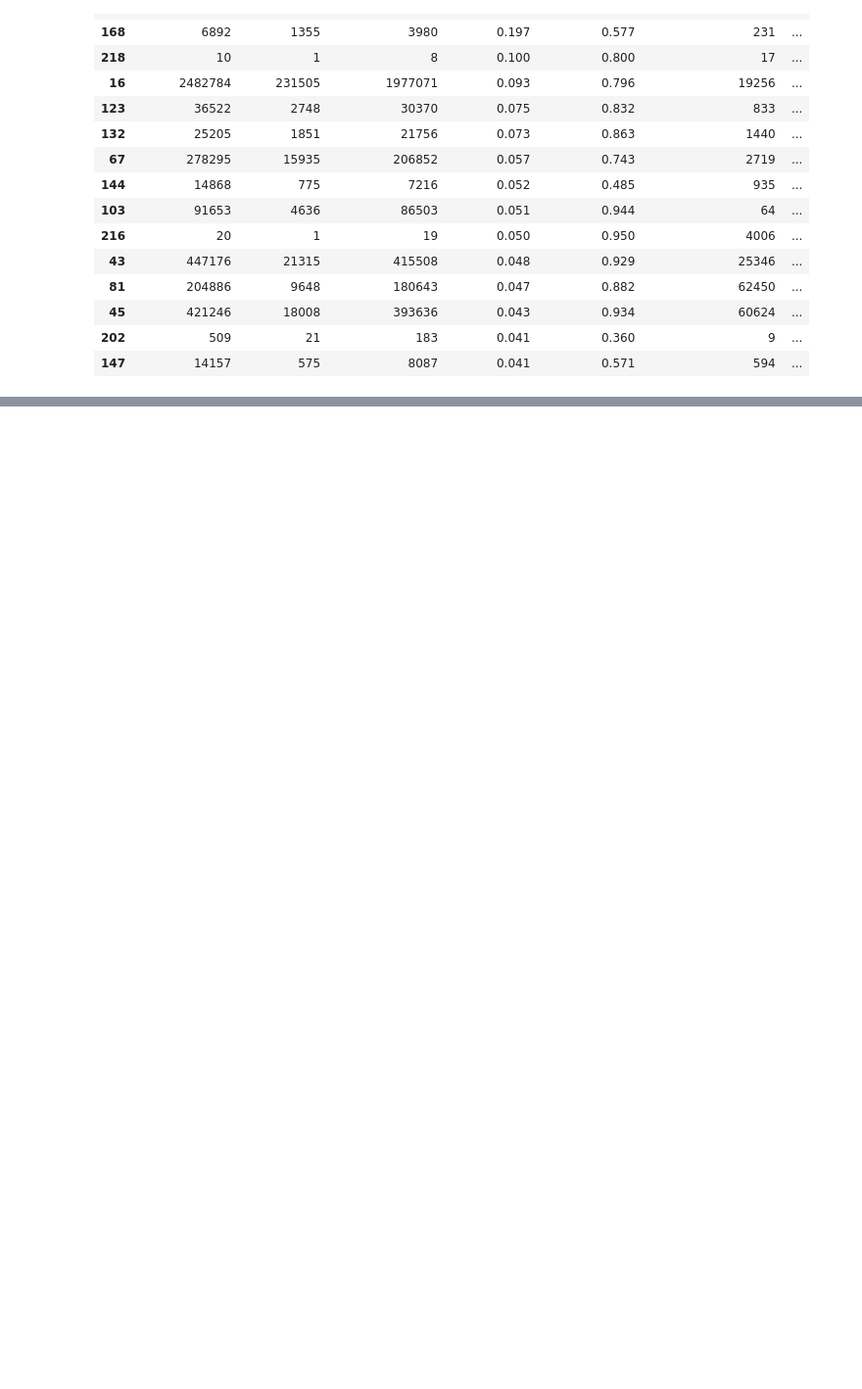
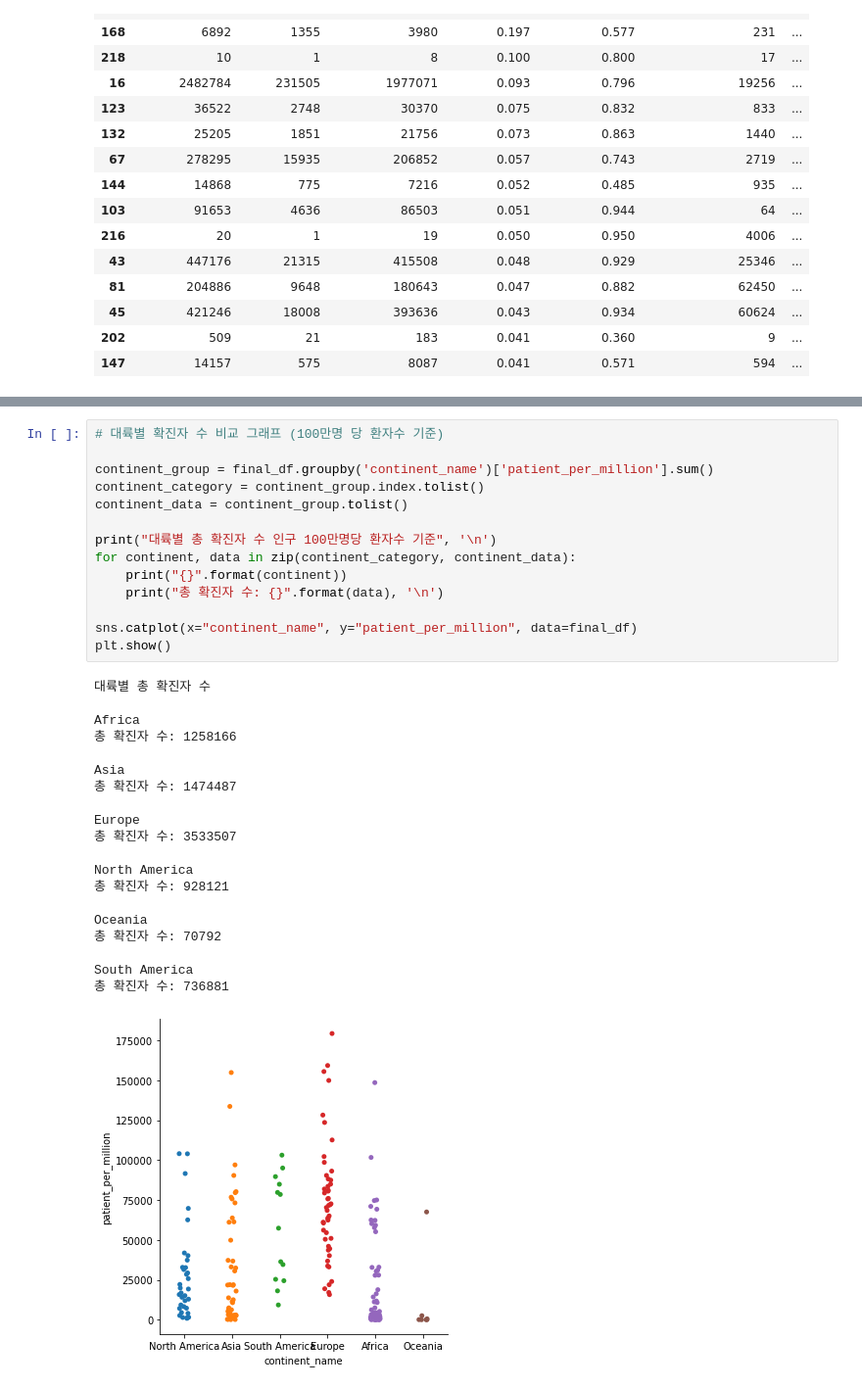
Before and after one commit to hyunjun33/LikeLion_Web, a Jupyter notebook: covid_website_analysis/covid_website_data_exploratory_analysis.ipynb, the cells around one changed output, grey strips where cells are left out. Shown: that part at 98% size. Drawn from its saved outputs; the diff is of its cells as text; blank space fills up the shorter version.

```diff
--- a/covid_website_analysis/covid_website_data_exploratory_analysis.ipynb
+++ b/covid_website_analysis/covid_website_data_exploratory_analysis.ipynb
@@ -145,3 +140,38 @@ final_df.sort_values(by="critical_rate", ascending=False)[:15]
+# %%
+# 대륙별 확진자 수 비교 그래프 (100만명 당 환자수 기준)
+
+continent_group = final_df.groupby('continent_name')['patient_per_million'].sum()
+continent_category = continent_group.index.tolist()
+continent_data = continent_group.tolist()
+
+print("대륙별 총 확진자 수 인구 100만명당 환자수 기준", '\n')
+for continent, data in zip(continent_category, continent_data):
+    print("{}".format(continent))
+    print("총 확진자 수: {}".format(data), '\n')
+
+sns.catplot(x="continent_name", y="patient_per_million", data=final_df)
+plt.show()
+# %% [output]
+대륙별 총 확진자 수
+
+Africa
+총 확진자 수: 1258166
+
+Asia
+총 확진자 수: 1474487
+
+Europe
+총 확진자 수: 3533507
+
+North America
+총 확진자 수: 928121
+
+Oceania
+총 확진자 수: 70792
+
+South America
+총 확진자 수: 736881
+[figure, new version]
 # %%
 # 국가별 순위 정보를 시각화하기
 
```
Also changed, not shown: parts of 21 cells of this notebook.
